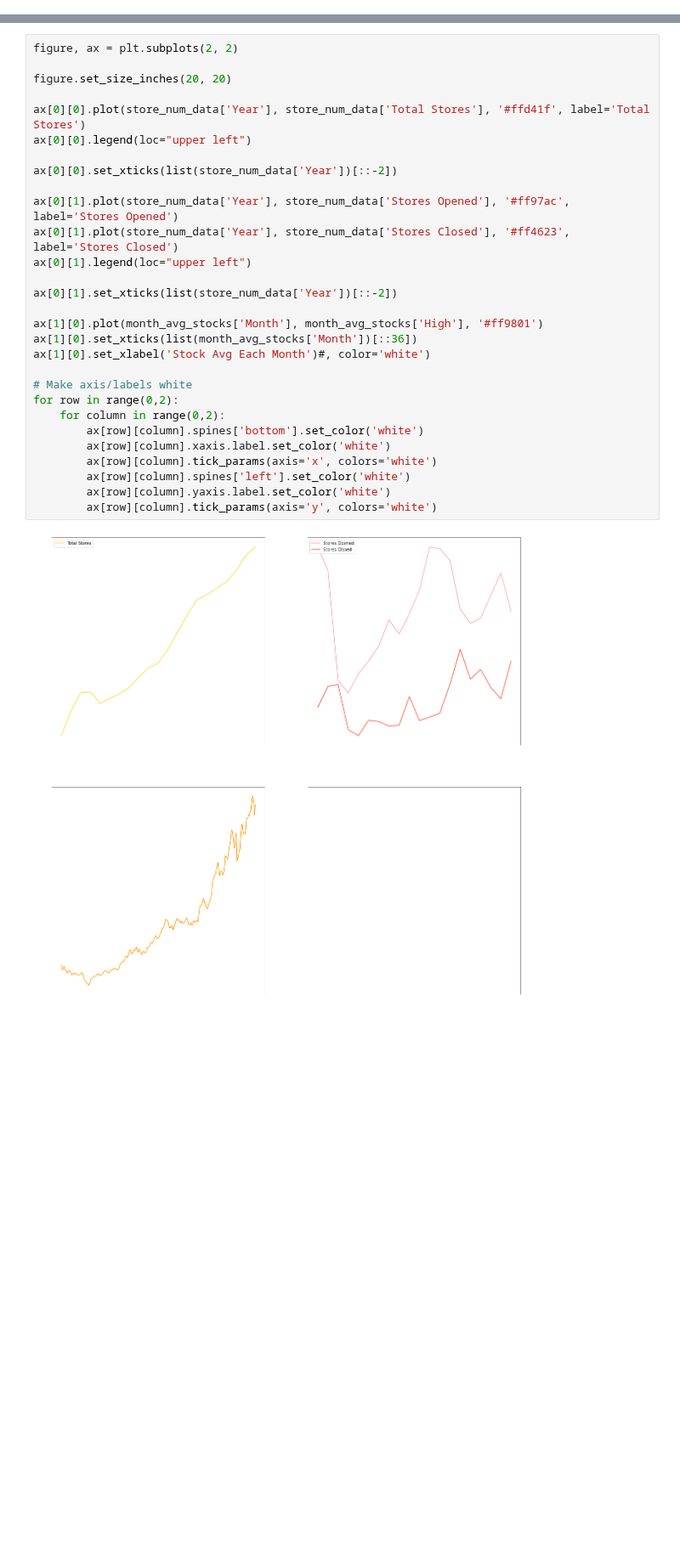
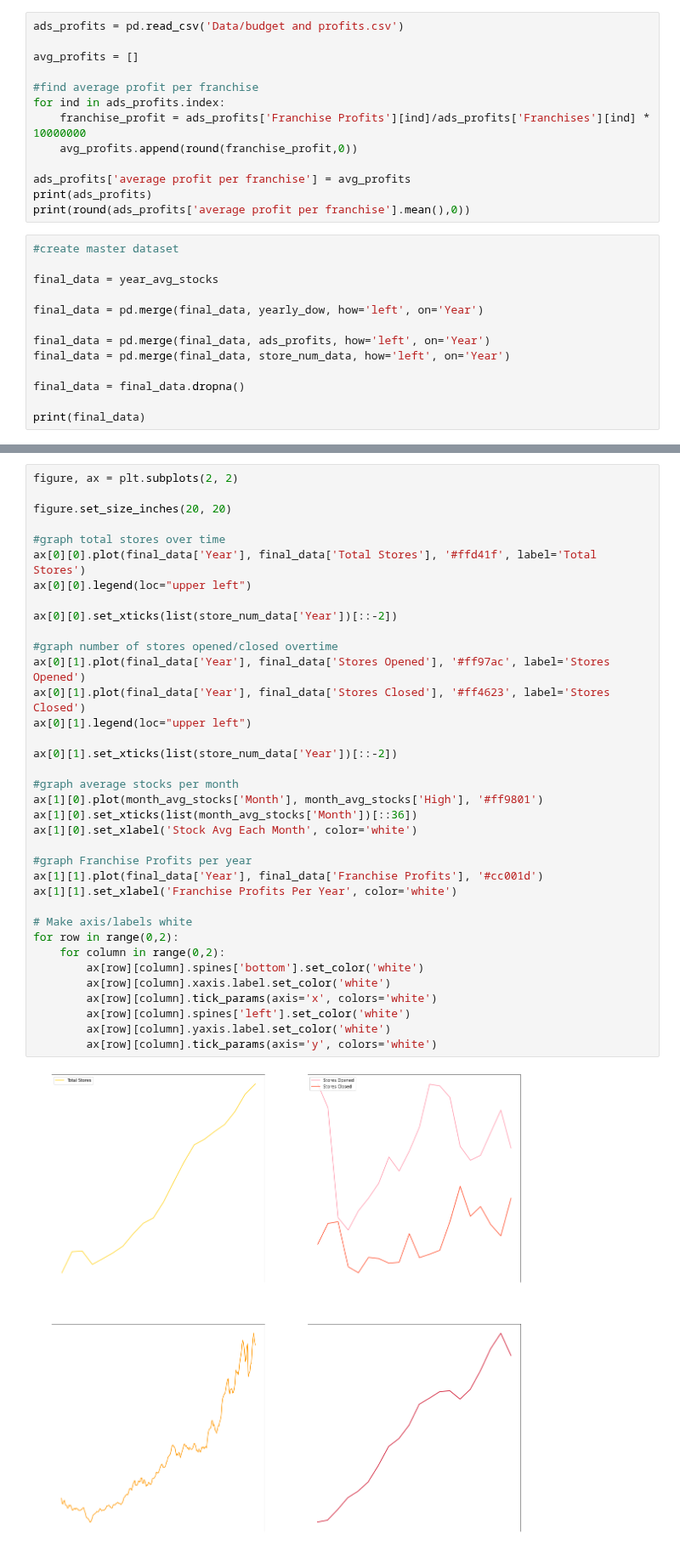
Before and after one commit to zsherry2106/Sherry_Zhang_Data_Science, a Jupyter notebook: --FINAL PROJECT--/final project.ipynb, the cells around one changed output, grey strips where cells are left out. Shown at 85% size. Saved outputs shown, nothing was run; the diff lists cells and outputs as text; blank space fills up the shorter version.

```diff
--- a/--FINAL PROJECT--/final project.ipynb
+++ b/--FINAL PROJECT--/final project.ipynb
@@ -77 +87,27 @@ store_num_data = pd.read_csv('Data/open close data.csv')
+# %%
+ads_profits = pd.read_csv('Data/budget and profits.csv')
+
+avg_profits = []
+
+#find average profit per franchise
+for ind in ads_profits.index:
+    franchise_profit = ads_profits['Franchise Profits'][ind]/ads_profits['Franchises'][ind] * 10000000
+    avg_profits.append(round(franchise_profit,0))
+
+ads_profits['average profit per franchise'] = avg_profits
+print(ads_profits)
+print(round(ads_profits['average profit per franchise'].mean(),0))
+# %%
+#create master dataset
+
+final_data = year_avg_stocks
+
+final_data = pd.merge(final_data, yearly_dow, how='left', on='Year')
+
+final_data = pd.merge(final_data, ads_profits, how='left', on='Year')
+final_data = pd.merge(final_data, store_num_data, how='left', on='Year')
+
+final_data = final_data.dropna()
+
+print(final_data)
 # %%
@@ -185,31 +158,38 @@ print(round(ads_profits['average profit per franchise'].mean(),0))
 # %%
 figure, ax = plt.subplots(2, 2)
 
 figure.set_size_inches(20, 20)
 
-ax[0][0].plot(store_num_data['Year'], store_num_data['Total Stores'], '#ffd41f', label='Total Stores')
+#graph total stores over time
+ax[0][0].plot(final_data['Year'], final_data['Total Stores'], '#ffd41f', label='Total Stores')
 ax[0][0].legend(loc="upper left")
 
 ax[0][0].set_xticks(list(store_num_data['Year'])[::-2])
 
-ax[0][1].plot(store_num_data['Year'], store_num_data['Stores Opened'], '#ff97ac', label='Stores Opened')
-ax[0][1].plot(store_num_data['Year'], store_num_data['Stores Closed'], '#ff4623', label='Stores Closed')
+#graph number of stores opened/closed overtime
+ax[0][1].plot(final_data['Year'], final_data['Stores Opened'], '#ff97ac', label='Stores Opened')
+ax[0][1].plot(final_data['Year'], final_data['Stores Closed'], '#ff4623', label='Stores Closed')
 ax[0][1].legend(loc="upper left")
 
 ax[0][1].set_xticks(list(store_num_data['Year'])[::-2])
 
+#graph average stocks per month
 ax[1][0].plot(month_avg_stocks['Month'], month_avg_stocks['High'], '#ff9801')
 ax[1][0].set_xticks(list(month_avg_stocks['Month'])[::36])
-ax[1][0].set_xlabel('Stock Avg Each Month')#, color='white')
+ax[1][0].set_xlabel('Stock Avg Each Month', color='white')
+
+#graph Franchise Profits per year
+ax[1][1].plot(final_data['Year'], final_data['Franchise Profits'], '#cc001d')
+ax[1][1].set_xlabel('Franchise Profits Per Year', color='white')
 
 # Make axis/labels white
 for row in range(0,2):
     for column in range(0,2):
         ax[row][column].spines['bottom'].set_color('white')
         ax[row][column].xaxis.label.set_color('white')
         ax[row][column].tick_params(axis='x', colors='white')
         ax[row][column].spines['left'].set_color('white')
         ax[row][column].yaxis.label.set_color('white')
         ax[row][column].tick_params(axis='y', colors='white')
 # %% [output]
-[figure, old version]
+[figure, new version]
```
Also changed, not shown: parts of 9 cells of this notebook, 3 other files.
